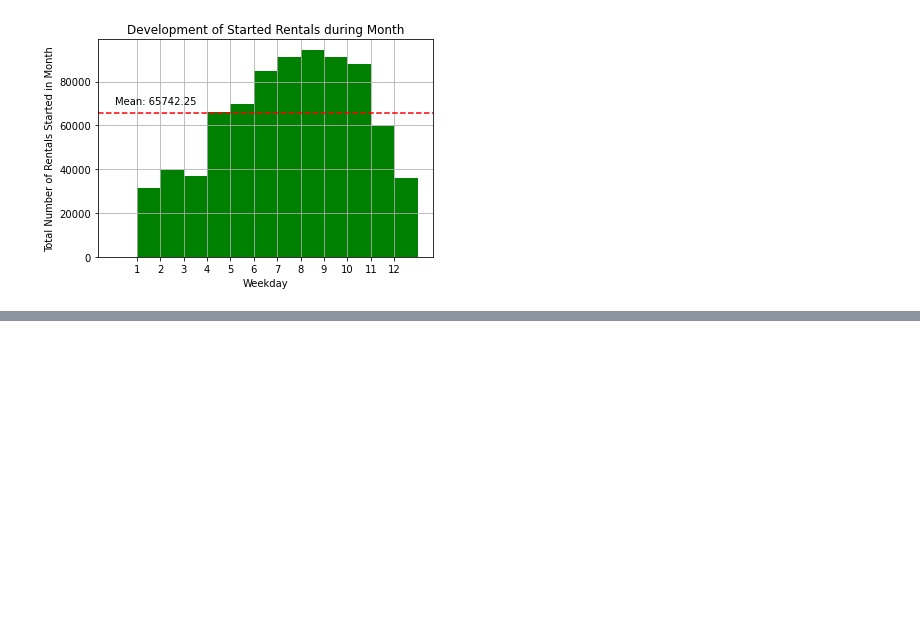
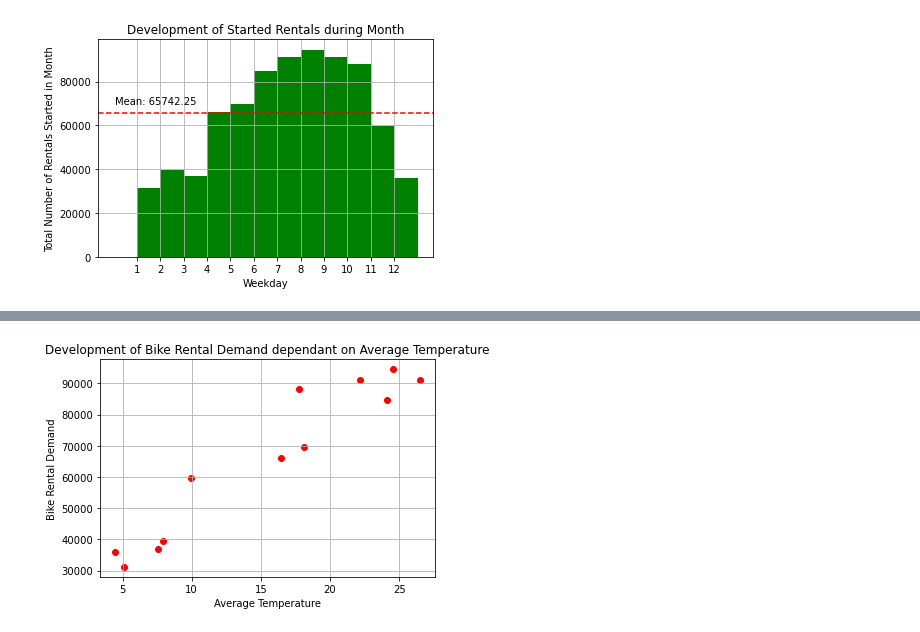
Before and after one commit to yassinehammou27/intentionally_blank, a Jupyter notebook: Results.ipynb, the cells around one changed output, grey strips where cells are left out. Drawn from its saved outputs; the diff is of its cells as text; code cells hidden in the pictures; blank space fills up the shorter version.

```diff
--- a/Results.ipynb
+++ b/Results.ipynb
@@ -285,0 +320,9 @@ True
+# %%
+plt.scatter(df_temp_month["avg_temp"], df_months["n_of_retals_in_month"], color="red")
+plt.xlabel("Average Temperature")
+plt.ylabel("Bike Rental Demand")
+plt.title("Development of Bike Rental Demand dependant on Average Temperature")
+plt.grid(True)
+plt.show()
+# %% [output]
+[figure, added]
```
Also changed, not shown: parts of 6 cells of this notebook.
